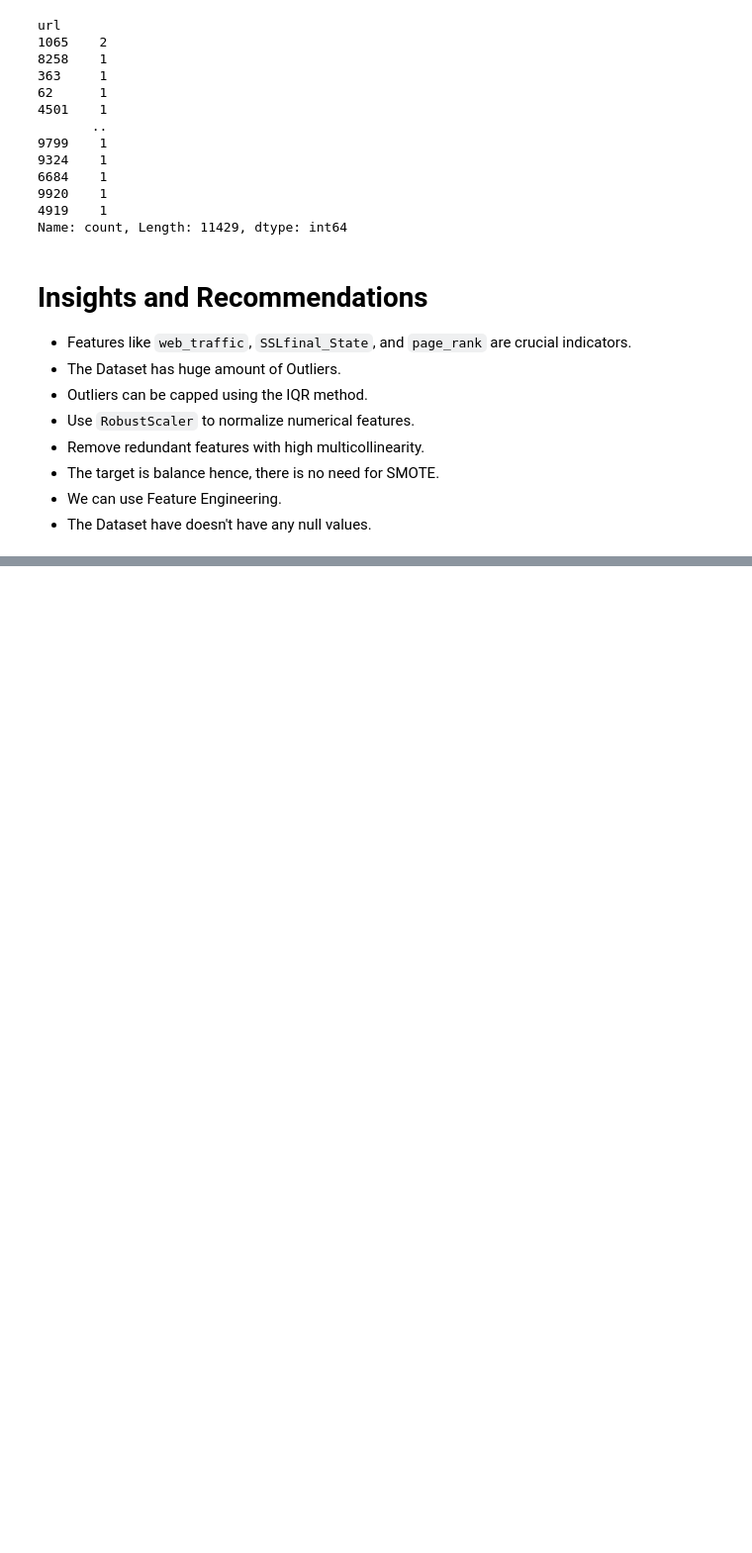
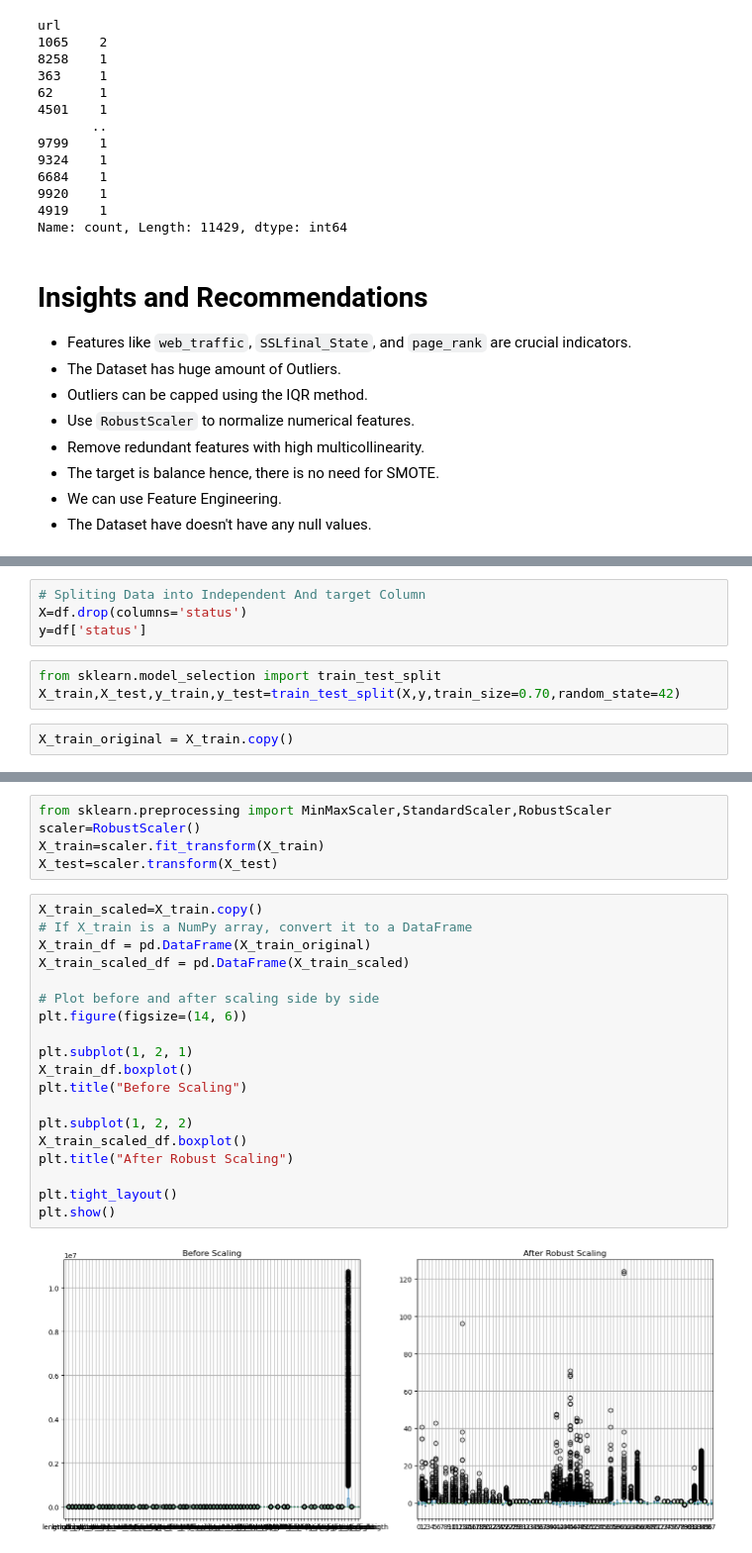
Before and after one commit to mukeshmagar543/CODEB_Internship, a Jupyter notebook: model1.ipynb, the cells around one changed output, grey strips where cells are left out. Shown at 99% size. Cells and saved outputs as stored; diff of their text form; blank space fills up the shorter version.

```diff
--- a/model1.ipynb
+++ b/model1.ipynb
@@ -277,0 +302,9 @@ Name: count, Length: 11429, dtype: int64
+# %%
+# Spliting Data into Independent And target Column
+X=df.drop(columns='status')
+y=df['status']
+# %%
+from sklearn.model_selection import train_test_split
+X_train,X_test,y_train,y_test=train_test_split(X,y,train_size=0.70,random_state=42)
+# %%
+X_train_original = X_train.copy()
@@ -277,0 +314,26 @@ Name: count, Length: 11429, dtype: int64
+# %%
+from sklearn.preprocessing import MinMaxScaler,StandardScaler,RobustScaler
+scaler=RobustScaler()
+X_train=scaler.fit_transform(X_train)
+X_test=scaler.transform(X_test)
+# %%
+X_train_scaled=X_train.copy()
+# If X_train is a NumPy array, convert it to a DataFrame
+X_train_df = pd.DataFrame(X_train_original)
+X_train_scaled_df = pd.DataFrame(X_train_scaled)
+
+# Plot before and after scaling side by side
+plt.figure(figsize=(14, 6))
+
+plt.subplot(1, 2, 1)
+X_train_df.boxplot()
+plt.title("Before Scaling")
+
+plt.subplot(1, 2, 2)
+X_train_scaled_df.boxplot()
+plt.title("After Robust Scaling")
+
+plt.tight_layout()
+plt.show()
+# %% [output]
+[figure, added]
```
Also changed, not shown: parts of 6 cells of this notebook, 1 other file.
